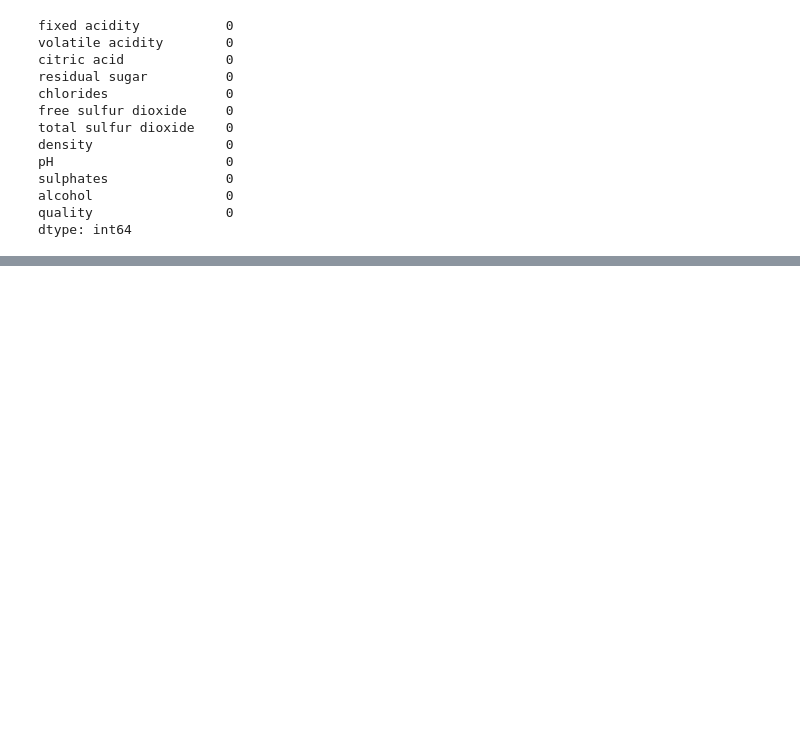
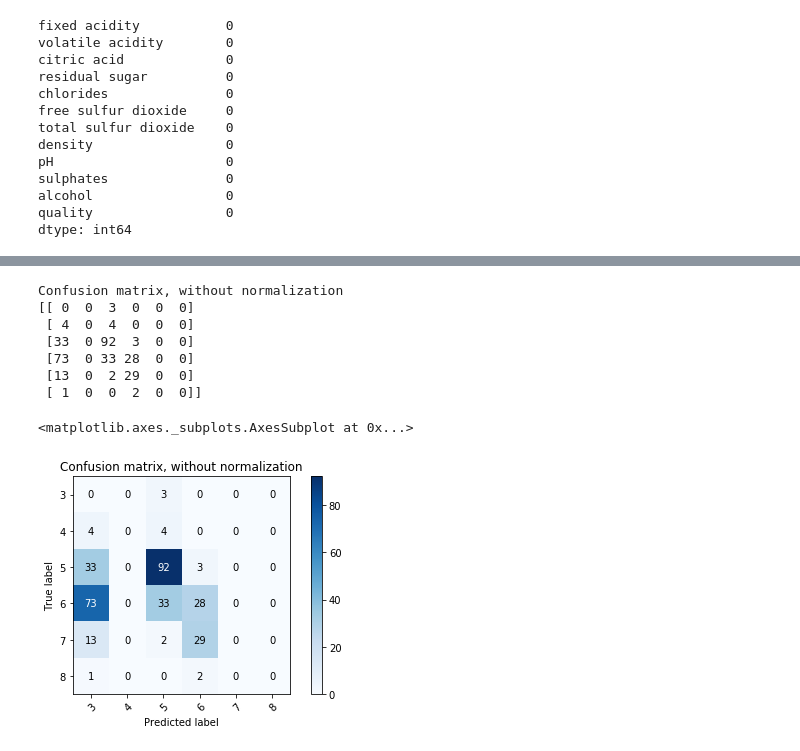
Before and after one commit to alejandroperela/datamad0119, a Jupyter notebook: module-3/supervised-learning-project/your-code/Main.ipynb, the cells around one changed output, grey strips where cells are left out. Saved outputs shown, nothing was run; the diff lists cells and outputs as text; code cells hidden in the pictures; blank space fills up the shorter version.

```diff
--- a/module-3/supervised-learning-project/your-code/Main.ipynb
+++ b/module-3/supervised-learning-project/your-code/Main.ipynb
@@ -208,0 +316,5 @@ Normalized confusion matrix
+# %%
+clf = OneVsRestClassifier(linear_model.LinearRegression())
+scores = cross_val_score(clf, X, y, cv=10)
+print(scores)
+print("Accuracy: %0.2f (+/- %0.2f)" % (scores.mean(), scores.std() * 2))
@@ -208,0 +324,3 @@ Normalized confusion matrix
+# %%
+clf.fit(X_train, y_train)
+clf.score(X_test, y_test)
@@ -208,0 +329,3 @@ Normalized confusion matrix
+# %%
+y_pred = clf.predict(X_test)
+print("Accuracy:",metrics.accuracy_score(y_test, y_pred))
@@ -208,0 +336,6 @@ Normalized confusion matrix
+# %%
+actual_values = y_test.values.argmax(axis=1)
+predictions = clf.predict(X_test).argmax(axis=1)
+print(actual_values)
+
+cm = confusion_matrix(actual_values, predictions)
@@ -208,0 +389,62 @@ Normalized confusion matrix
+# %%
+def plot_confusion_matrix(y_true, y_pred, classes, normalize=False, title=None, cmap=plt.cm.Blues):
+    """
+    This function prints and plots the confusion matrix.
+    Normalization can be applied by setting `normalize=True`.
+    """
+    if not title:
+        if normalize:
+            title = 'Normalized confusion matrix'
+        else:
+            title = 'Confusion matrix, without normalization'
+
+    # Compute confusion matrix
+    cm = confusion_matrix(y_true, y_pred)
+    # Only use the labels that appear in the data
+    classes = classes[unique_labels(y_true, y_pred)]
+    if normalize:
+        cm = cm.astype('float') / cm.sum(axis=1)[:, np.newaxis]
+        print("Normalized confusion matrix")
+    else:
+        print('Confusion matrix, without normalization')
+
+    print(cm)
+
+    fig, ax = plt.subplots()
+    im = ax.imshow(cm, interpolation='nearest', cmap=cmap)
+    ax.figure.colorbar(im, ax=ax)
+    # We want to show all ticks...
+    ax.set(xticks=np.arange(cm.shape[1]),
+           yticks=np.arange(cm.shape[0]),
+           # ... and label them with the respective list entries
+           xticklabels=classes, yticklabels=classes,
+           title=title,
+           ylabel='True label',
+           xlabel='Predicted label')
+
+    # Rotate the tick labels and set their alignment.
+    plt.setp(ax.get_xticklabels(), rotation=45, ha="right",
+             rotation_mode="anchor")
+
+    # Loop over data dimensions and create text annotations.
+    fmt = '.2f' if normalize else 'd'
+    thresh = cm.max() / 2.
+    for i in range(cm.shape[0]):
+        for j in range(cm.shape[1]):
+            ax.text(j, i, format(cm[i, j], fmt),
+                    ha="center", va="center",
+                    color="white" if cm[i, j] > thresh else "black")
+    fig.tight_layout()
+    return ax
+
+plot_confusion_matrix(actual_values, predictions, y.columns)
+# %% [output]
+Confusion matrix, without normalization
+[[ 0  0  3  0  0  0]
+ [ 4  0  4  0  0  0]
+ [33  0 92  3  0  0]
+ [73  0 33 28  0  0]
+ [13  0  2 29  0  0]
+ [ 1  0  0  2  0  0]]
+<matplotlib.axes._subplots.AxesSubplot at 0x...>
+[figure, added]
```
Also changed, not shown: parts of 79 cells of this notebook, 1 other file.
